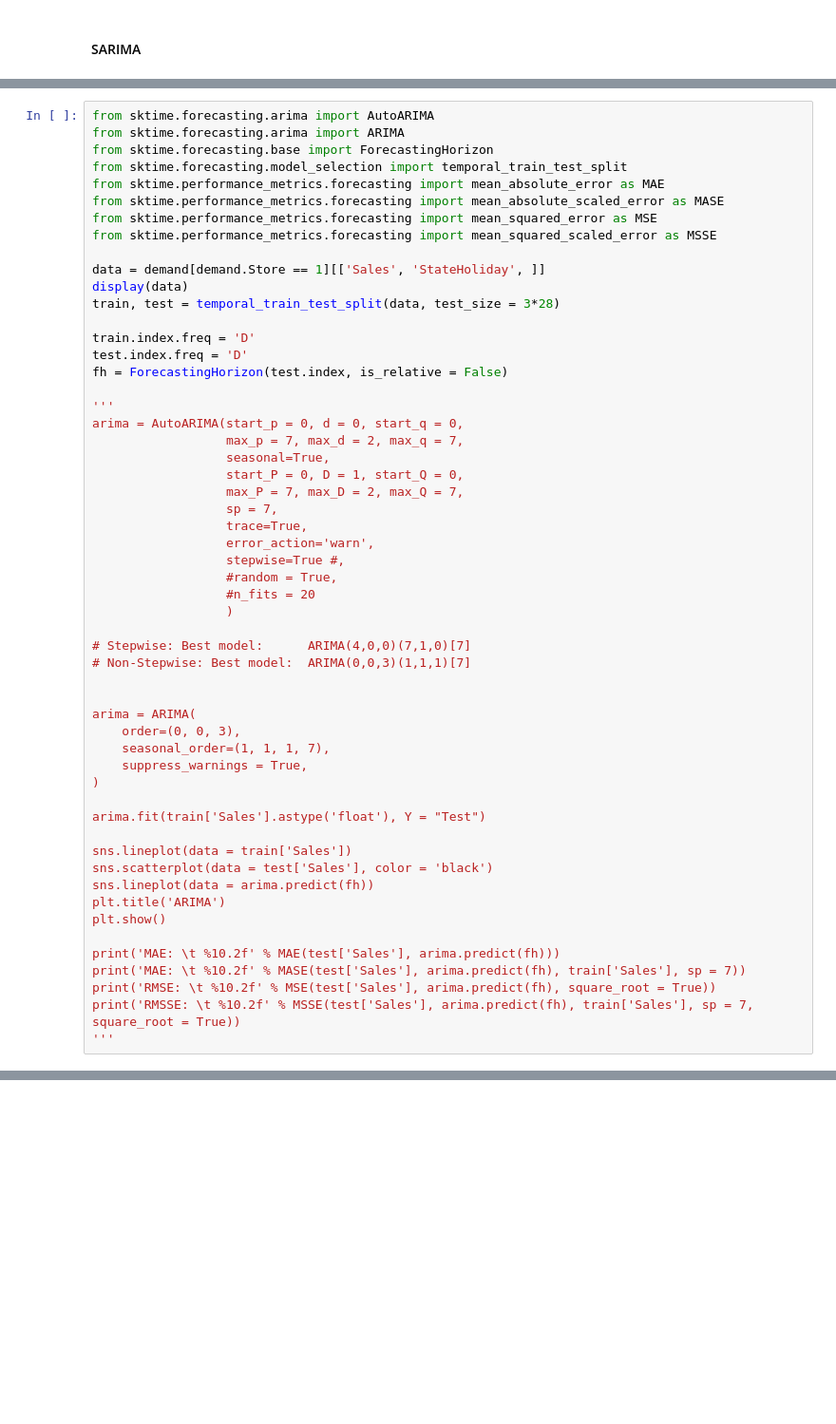
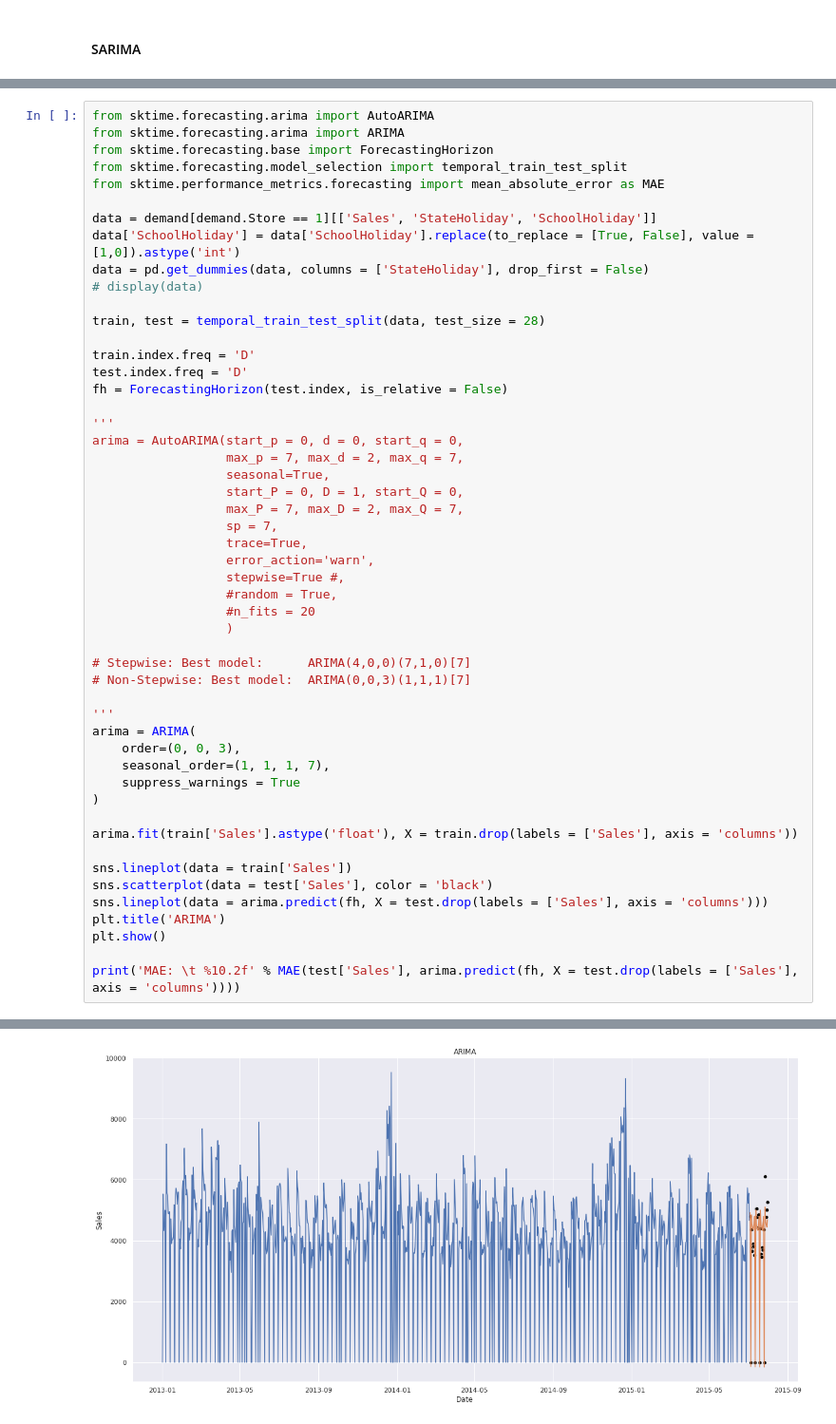
Before and after one commit to schemm/forecasting, a Jupyter notebook: RossmannStoreSales.ipynb, the cells around one changed output, grey strips where cells are left out. Shown at 95% size. Saved outputs shown, nothing was run; the diff lists cells and outputs as text; blank space fills up the shorter version.

```diff
--- a/RossmannStoreSales.ipynb
+++ b/RossmannStoreSales.ipynb
@@ -290,13 +226,13 @@ from sktime.forecasting.arima import ARIMA
 from sktime.forecasting.base import ForecastingHorizon
 from sktime.forecasting.model_selection import temporal_train_test_split
 from sktime.performance_metrics.forecasting import mean_absolute_error as MAE
-from sktime.performance_metrics.forecasting import mean_absolute_scaled_error as MASE
-from sktime.performance_metrics.forecasting import mean_squared_error as MSE
-from sktime.performance_metrics.forecasting import mean_squared_scaled_error as MSSE
 
-data = demand[demand.Store == 1][['Sales', 'StateHoliday', ]]
-display(data)
-train, test = temporal_train_test_split(data, test_size = 3*28)
+data = demand[demand.Store == 1][['Sales', 'StateHoliday', 'SchoolHoliday']]
+data['SchoolHoliday'] = data['SchoolHoliday'].replace(to_replace = [True, False], value = [1,0]).astype('int')
+data = pd.get_dummies(data, columns = ['StateHoliday'], drop_first = False)
+# display(data)
+
+train, test = temporal_train_test_split(data, test_size = 28)
 
 train.index.freq = 'D'
 test.index.freq = 'D'
@@ -319,24 +255,20 @@ arima = AutoARIMA(start_p = 0, d = 0, start_q = 0,
 # Stepwise: Best model:      ARIMA(4,0,0)(7,1,0)[7]
 # Non-Stepwise: Best model:  ARIMA(0,0,3)(1,1,1)[7]
 
-
+'''
 arima = ARIMA(
     order=(0, 0, 3),
     seasonal_order=(1, 1, 1, 7),
-    suppress_warnings = True,
+    suppress_warnings = True
 )
 
-arima.fit(train['Sales'].astype('float'), Y = "Test")
+arima.fit(train['Sales'].astype('float'), X = train.drop(labels = ['Sales'], axis = 'columns'))
 
 sns.lineplot(data = train['Sales'])
 sns.scatterplot(data = test['Sales'], color = 'black')
-sns.lineplot(data = arima.predict(fh))
+sns.lineplot(data = arima.predict(fh, X = test.drop(labels = ['Sales'], axis = 'columns')))
 plt.title('ARIMA')
 plt.show()
 
-print('MAE: \t %10.2f' % MAE(test['Sales'], arima.predict(fh)))
-print('MAE: \t %10.2f' % MASE(test['Sales'], arima.predict(fh), train['Sales'], sp = 7))
-print('RMSE: \t %10.2f' % MSE(test['Sales'], arima.predict(fh), square_root = True))
-print('RMSSE: \t %10.2f' % MSSE(test['Sales'], arima.predict(fh), train['Sales'], sp = 7, square_root = True))
-'''
+print('MAE: \t %10.2f' % MAE(test['Sales'], arima.predict(fh, X = test.drop(labels = ['Sales'], axis = 'columns'))))
 # %% [output]
@@ -355,0 +275 @@ print('RMSSE: \t %10.2f' % MSSE(test['Sales'], arima.predict(fh), train['Sales']
+[figure, added]
```
Also changed, not shown: parts of 16 cells of this notebook.
